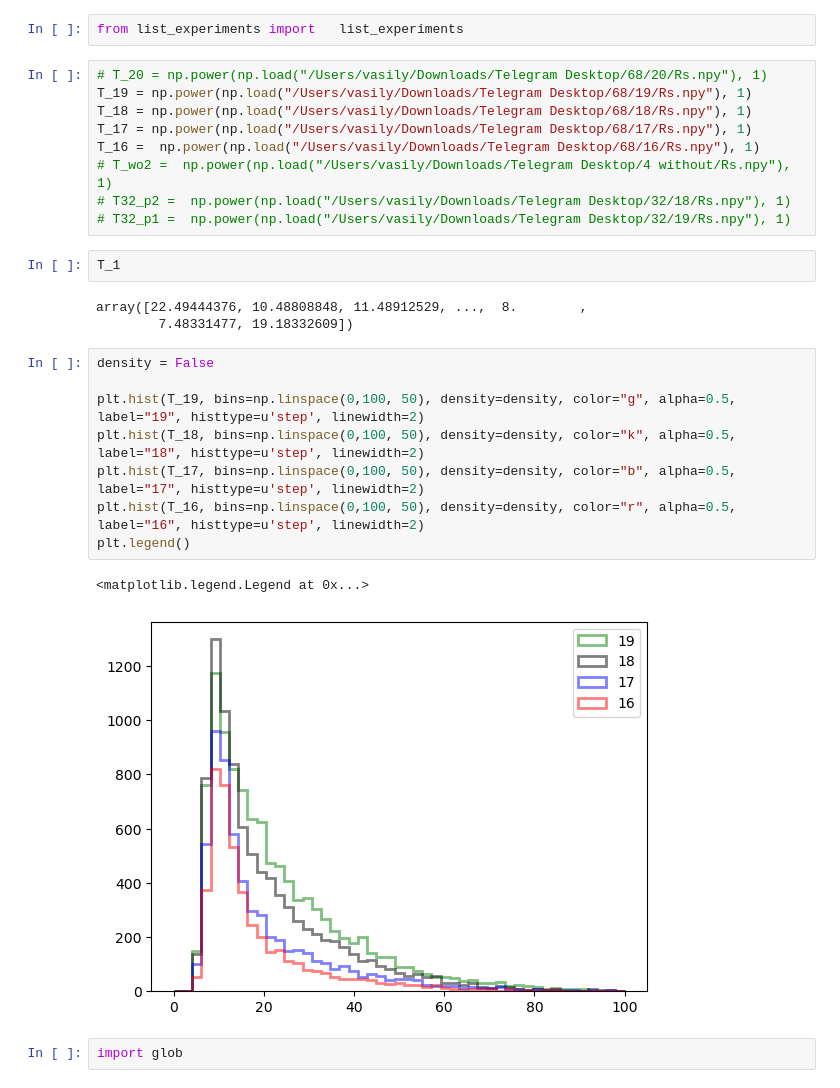
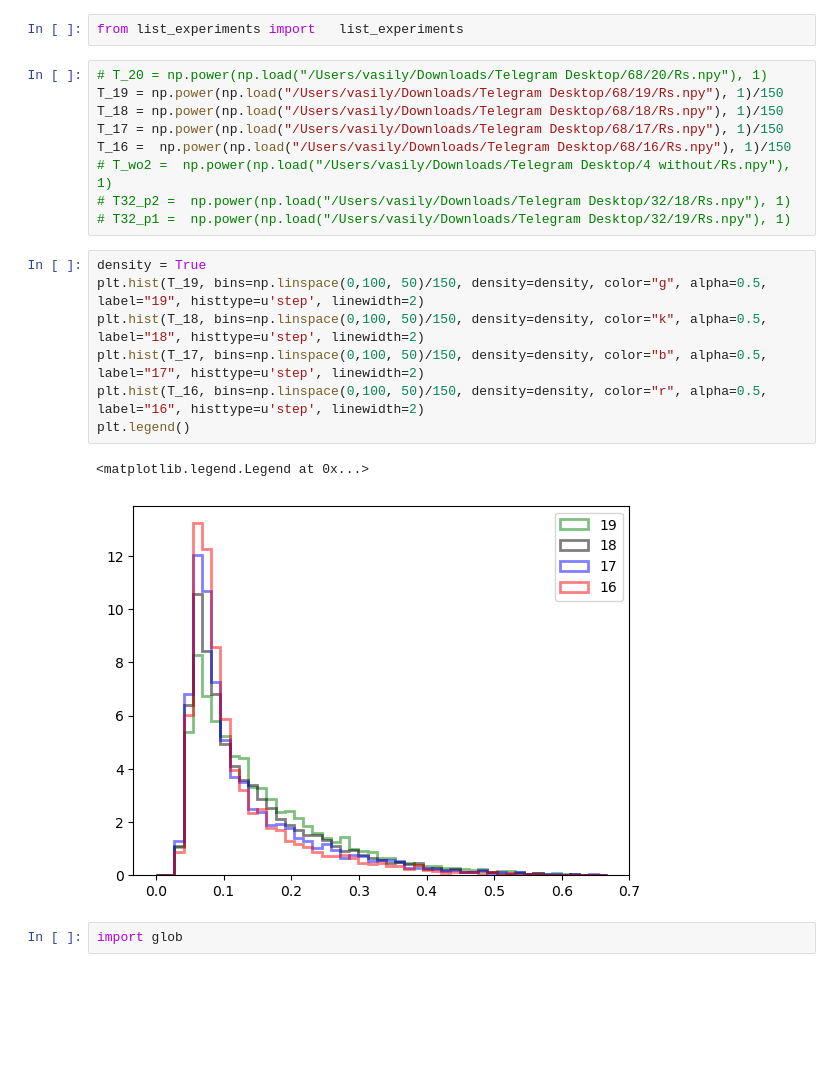
Before and after one commit to vas0x59/droplets_physlab, a Jupyter notebook: microscope_proc/notebook.ipynb, the cells around one changed output. Cells and saved outputs as stored; diff of their text form; blank space fills up the shorter version.

```diff
--- a/microscope_proc/notebook.ipynb
+++ b/microscope_proc/notebook.ipynb
@@ -5,29 +5,23 @@ import matplotlib.pyplot as plt
 from list_experiments import   list_experiments
 # %%
 # T_20 = np.power(np.load("/Users/vasily/Downloads/Telegram Desktop/68/20/Rs.npy"), 1)
-T_19 = np.power(np.load("/Users/vasily/Downloads/Telegram Desktop/68/19/Rs.npy"), 1)
-T_18 = np.power(np.load("/Users/vasily/Downloads/Telegram Desktop/68/18/Rs.npy"), 1)
-T_17 = np.power(np.load("/Users/vasily/Downloads/Telegram Desktop/68/17/Rs.npy"), 1)
-T_16 =  np.power(np.load("/Users/vasily/Downloads/Telegram Desktop/68/16/Rs.npy"), 1)
+T_19 = np.power(np.load("/Users/vasily/Downloads/Telegram Desktop/68/19/Rs.npy"), 1)/150
+T_18 = np.power(np.load("/Users/vasily/Downloads/Telegram Desktop/68/18/Rs.npy"), 1)/150
+T_17 = np.power(np.load("/Users/vasily/Downloads/Telegram Desktop/68/17/Rs.npy"), 1)/150
+T_16 =  np.power(np.load("/Users/vasily/Downloads/Telegram Desktop/68/16/Rs.npy"), 1)/150
 # T_wo2 =  np.power(np.load("/Users/vasily/Downloads/Telegram Desktop/4 without/Rs.npy"), 1)
 # T32_p2 =  np.power(np.load("/Users/vasily/Downloads/Telegram Desktop/32/18/Rs.npy"), 1)
 # T32_p1 =  np.power(np.load("/Users/vasily/Downloads/Telegram Desktop/32/19/Rs.npy"), 1)
-# %%
-T_1
-# %% [output]
-array([22.49444376, 10.48808848, 11.48912529, ...,  8.        ,
-        7.48331477, 19.18332609])
 # %%
-density = False
-
-plt.hist(T_19, bins=np.linspace(0,100, 50), density=density, color="g", alpha=0.5, label="19", histtype=u'step', linewidth=2)
-plt.hist(T_18, bins=np.linspace(0,100, 50), density=density, color="k", alpha=0.5, label="18", histtype=u'step', linewidth=2)
-plt.hist(T_17, bins=np.linspace(0,100, 50), density=density, color="b", alpha=0.5, label="17", histtype=u'step', linewidth=2)
-plt.hist(T_16, bins=np.linspace(0,100, 50), density=density, color="r", alpha=0.5, label="16", histtype=u'step', linewidth=2)
+density = True
+plt.hist(T_19, bins=np.linspace(0,100, 50)/150, density=density, color="g", alpha=0.5, label="19", histtype=u'step', linewidth=2)
+plt.hist(T_18, bins=np.linspace(0,100, 50)/150, density=density, color="k", alpha=0.5, label="18", histtype=u'step', linewidth=2)
+plt.hist(T_17, bins=np.linspace(0,100, 50)/150, density=density, color="b", alpha=0.5, label="17", histtype=u'step', linewidth=2)
+plt.hist(T_16, bins=np.linspace(0,100, 50)/150, density=density, color="r", alpha=0.5, label="16", histtype=u'step', linewidth=2)
 plt.legend()
 # %% [output]
 <matplotlib.legend.Legend at 0x...>
-[figure, old version]
+[figure, new version]
 # %%
 import glob
 # %%
```
Also changed, not shown: parts of 1 cell of this notebook, 3 other files.
